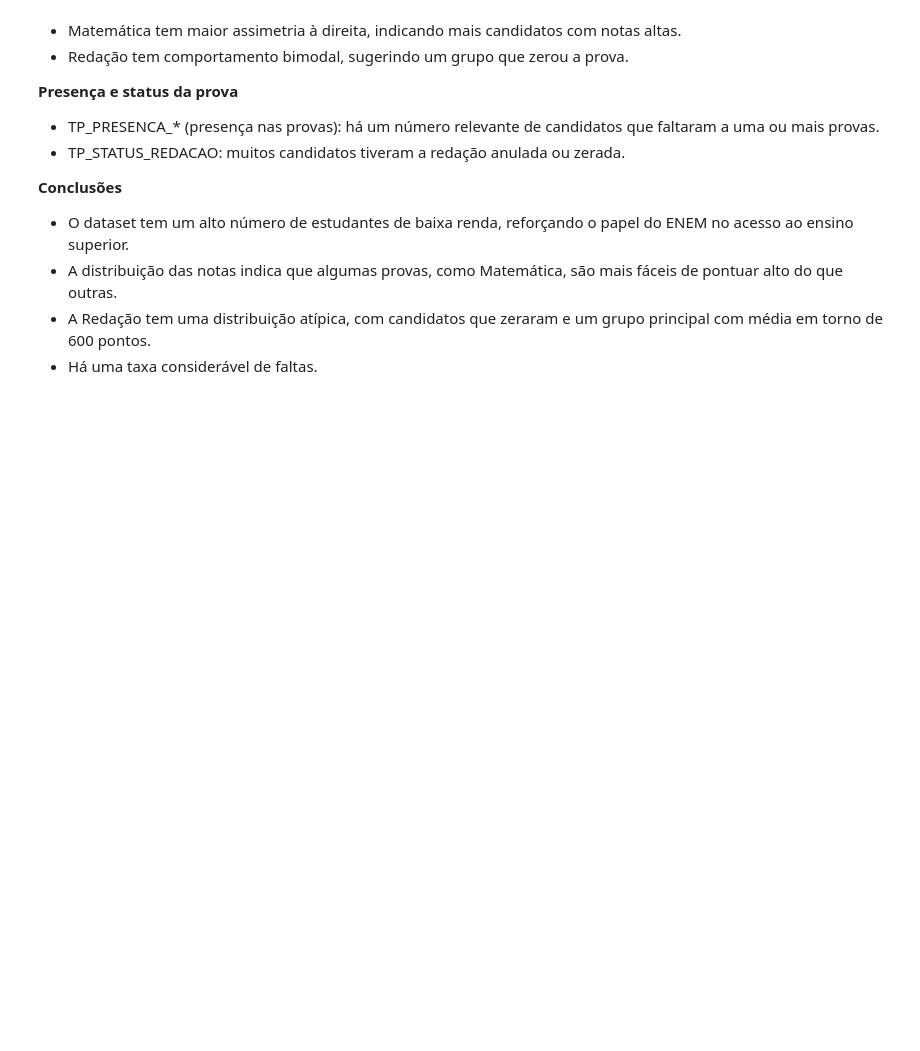
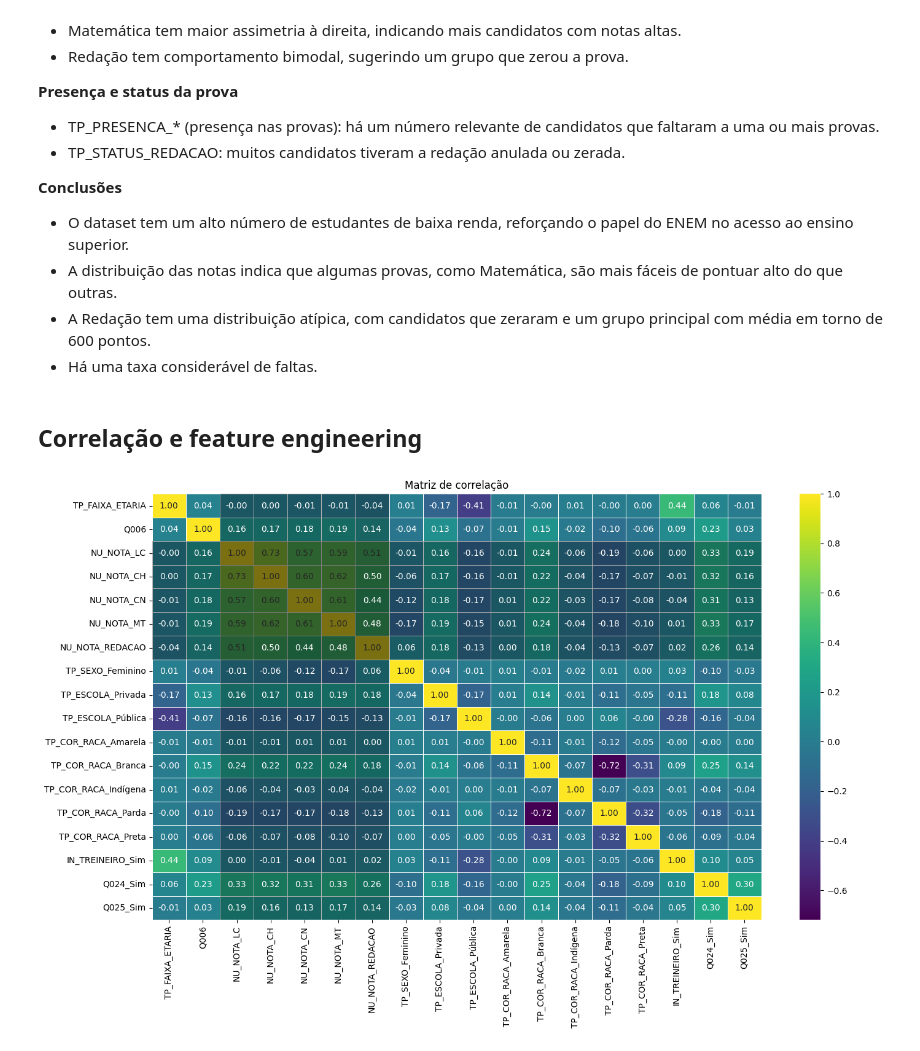
Before and after one commit to jrsuri/enem-analytics, a Jupyter notebook: notebooks/02 - EDA.ipynb, the cells around one changed output. Cells and saved outputs as stored; diff of their text form; code cells hidden in the pictures; blank space fills up the shorter version.

Commit message:
Atualizada EDA com uma matriz de correlação e arquivo output

```diff
--- a/notebooks/02 - EDA.ipynb
+++ b/notebooks/02 - EDA.ipynb
@@ -466,3 +466,70 @@ None
 - A distribuição das notas indica que algumas provas, como Matemática, são mais fáceis de pontuar alto do que outras.
 - A Redação tem uma distribuição atípica, com candidatos que zeraram e um grupo principal com média em torno de 600 pontos.
 - Há uma taxa considerável de faltas.
+# %% [markdown]
+## **Correlação e feature engineering**
+# %%
+from sklearn.preprocessing import LabelEncoder
+
+# Armazena uma cópia do dataframe original contendo apenas as colunas importantes
+df_encoded = df[colunas_importantes].copy()
+
+# Aplica One Hot Encoding em variáveis categóricas sem relação ordinal
+colunas_one_hot = ['TP_SEXO', 'TP_ESCOLA', 'TP_COR_RACA', 'IN_TREINEIRO', 'Q024', 'Q025']
+
+# Converte a variável 'Q024' (possui computador) para um formato binário, ignorando a quantidade
+df_encoded['Q024'] = df_encoded['Q024'].apply(lambda x: 'Sim' if 'Sim' in x else 'Não')
+
+# Padroniza os valores de 'Q025' removendo pontos extras
+df_encoded['Q025'] = df_encoded['Q025'].str.strip('.')
+
+# Gera variáveis dummy
+df_encoded = pd.get_dummies(df_encoded, columns=colunas_one_hot, dtype=int)
+
+# Remove categorias que não trazem informações relevantes para análise
+colunas_para_remover = [
+    'TP_SEXO_Masculino',         # Redundante com o sexo feminino
+    'TP_ESCOLA_Não Respondeu',   # Não contribui para interpretação
+    'TP_COR_RACA_Não declarado', # Não representa um grupo informativo
+    'IN_TREINEIRO_Não',          # A presença da variável 'IN_TREINEIRO_Sim' já traz a informação necessária
+    'Q024_Não',                  # Redundante, já que a ausência de 'Sim' implica 'Não'
+    'Q025_Não'                   # Redundante, já que a ausência de 'Sim' implica 'Não'
+]
+
+# Remove apenas as colunas que realmente existem no dataframe
+df_encoded.drop(columns=[col for col in colunas_para_remover if col in df_encoded.columns], inplace=True)
+
+# Aplica Label Encoding em variáveis ordinais garantindo a ordem correta
+colunas_label = ['TP_FAIXA_ETARIA', 'Q006']
+ordens = {'TP_FAIXA_ETARIA': np.array(ordem_idades), 'Q006': np.array(ordem_renda_corrigida)}
+
+for col in colunas_label:
+    encoder = LabelEncoder()
+    encoder.fit(ordens[col])  # Ajusta o encoder com a ordem correta
+    df_encoded[col] = encoder.transform(df_encoded[col])
+
+# Remove a coluna de UF, pois aumentaria muito a dimensionalidade da matriz sem um critério claro para ordenação
+df_encoded.drop(columns=['SG_UF_PROVA'], inplace=True)
+
+# Calcula a matriz de correlação entre as variáveis numéricas e as categorias convertidas
+correlation_matrix = df_encoded.corr()
+
+# Define as colunas correspondentes às notas
+colunas_notas = ['NU_NOTA_LC', 'NU_NOTA_CH', 'NU_NOTA_CN', 'NU_NOTA_MT', 'NU_NOTA_REDACAO']
+
+# Gera um heatmap para visualizar a correlação entre as variáveis
+plt.figure(figsize=(16, 9))
+ax = sns.heatmap(correlation_matrix, annot=True, fmt='.2f', cmap='viridis', linewidths=0.5)
+
+# Obtém os índices das colunas correspondentes às notas
+indices_notas = [correlation_matrix.columns.get_loc(col) for col in colunas_notas]
+
+# Destaca as áreas das notas desenhando um retângulo semi-transparente para facilitar a visualização
+for idx in indices_notas:
+    ax.add_patch(plt.Rectangle((idx, 0), 1, len(correlation_matrix), fill=True, color='black', alpha=0.3, lw=0))
+    ax.add_patch(plt.Rectangle((0, idx), len(correlation_matrix), 1, fill=True, color='black', alpha=0.3, lw=0))
+
+plt.title('Matriz de correlação')
+plt.show()
+# %% [output]
+[figure, added]
```
Also changed, not shown: parts of 3 cells of this notebook, 3 other files.
